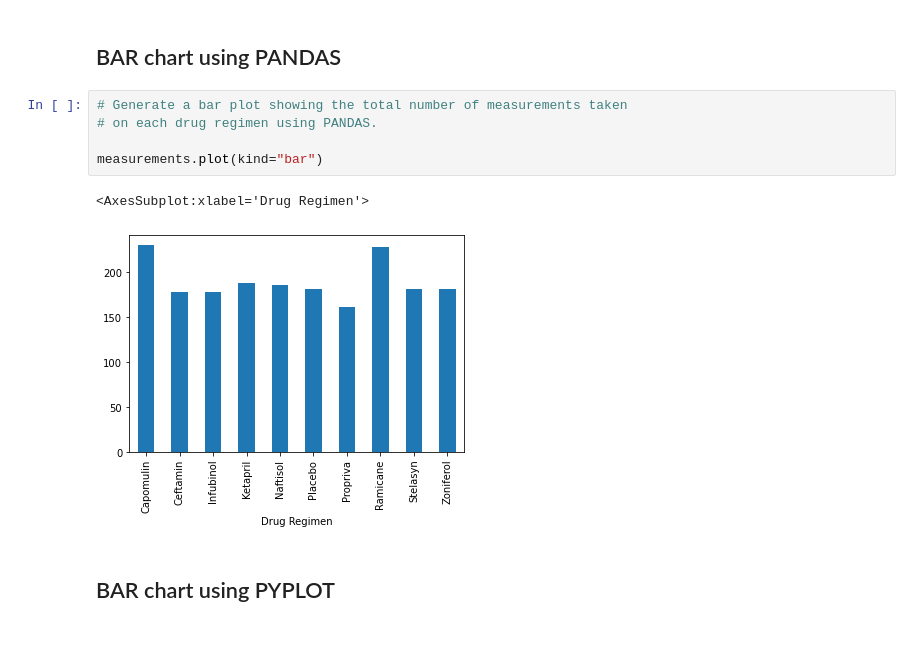
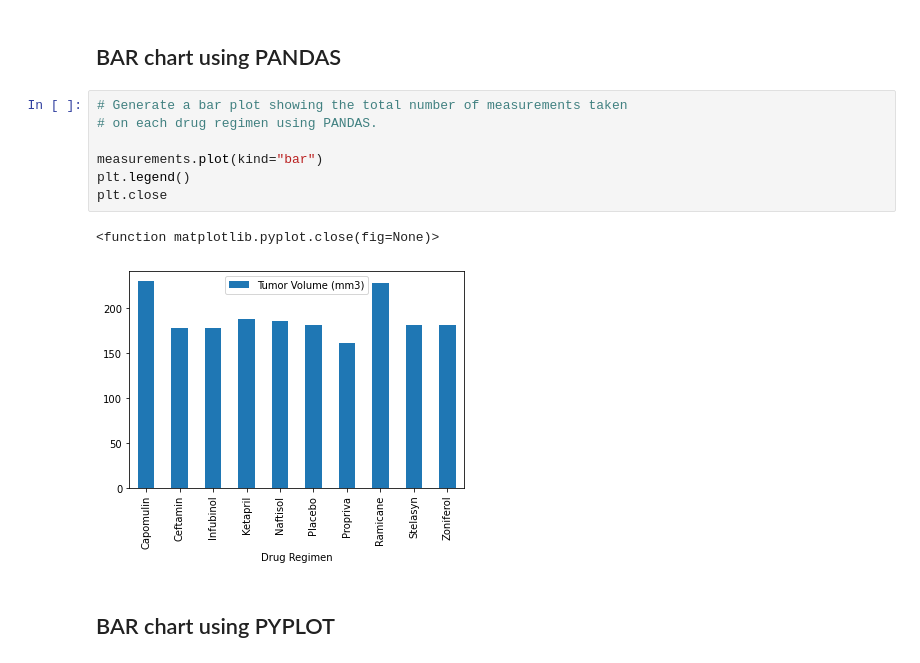
Before and after one commit to mbarrera2020/Matplotlib, a Jupyter notebook: Pymaceuticals/mainPymaceuticals.ipynb, the cells around one changed output. Saved outputs shown, nothing was run; the diff lists cells and outputs as text.

```diff
--- a/Pymaceuticals/mainPymaceuticals.ipynb
+++ b/Pymaceuticals/mainPymaceuticals.ipynb
@@ -307,11 +311,13 @@ Name: Tumor Volume (mm3), dtype: int64
 # %%
 # Generate a bar plot showing the total number of measurements taken
 # on each drug regimen using PANDAS.
 
 measurements.plot(kind="bar")
+plt.legend()
+plt.close
 # %% [output]
-<AxesSubplot:xlabel='Drug Regimen'>
+<function matplotlib.pyplot.close(fig=None)>
-[figure, old version]
+[figure, new version]
 # %% [markdown]
 ## BAR chart using PYPLOT
 # %%
```
Also changed, not shown: parts of 23 cells of this notebook, 1 other file.
